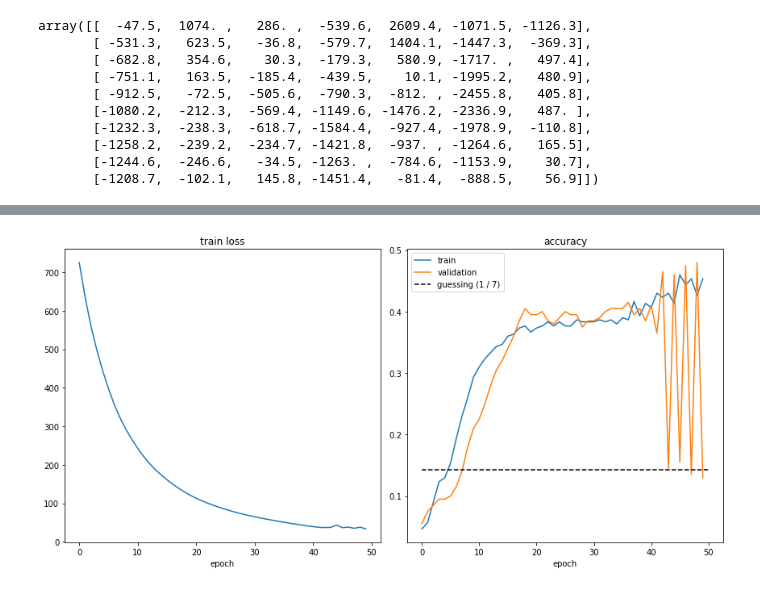
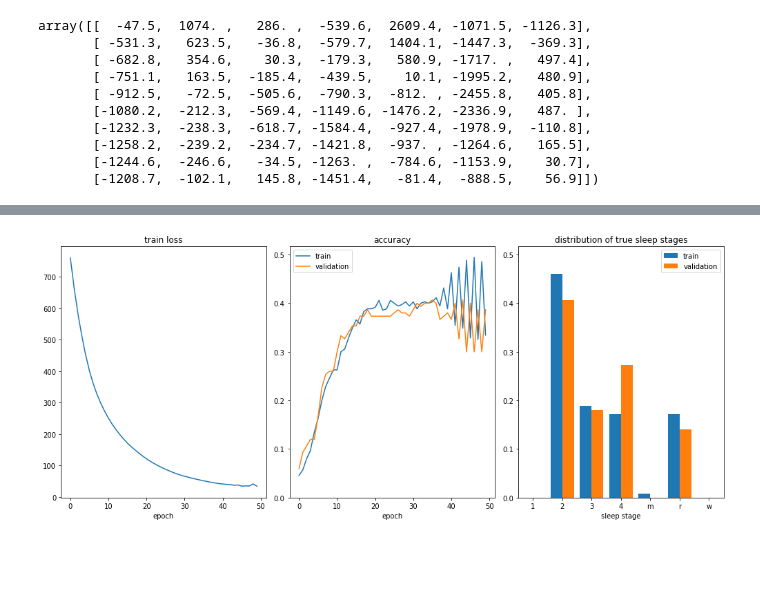
Before and after one commit to btrendler/v3_project_winter, a Jupyter notebook: nathan-modeling.ipynb, the cells around one changed output, grey strips where cells are left out. Cells and saved outputs as stored; diff of their text form; code cells hidden in the pictures; blank space fills up the shorter version.

Commit message:
finished first attempt at fitting linear layer on Kalman hidden states

```diff
--- a/nathan-modeling.ipynb
+++ b/nathan-modeling.ipynb
@@ -203,8 +211,9 @@ array(['4', '4', '4', '4', '4', '4', '4', '4', '4', '4', '4', '4', '4',
        '3', '3', '3', '3', '3', '3', '3', '4', '4', '4', '4', '4', '4',
        '4', '4', '4', '4', '4', '4'], dtype='<U1')
 # %%
+# Create an ordinal encoding of sleep stages to use with the linear layer and cross-entropy loss
 enc = OrdinalEncoder(dtype=int)
 enc.fit(np.array([sleep_stages]).T)
-ordinal_labels = enc.transform(labels[:, np.newaxis])
-# ordinal_labels = enc.transform(np.array([sleep_stages]).T)
-# ordinal_labels
+ordinal_labels = enc.transform(labels[:, np.newaxis]).squeeze()
+all_labels = enc.transform(np.array([sleep_stages]).T).squeeze()
+ordinal_labels
@@ -211,57 +238,86 @@ ordinal_labels = enc.transform(labels[:, np.newaxis])
 # %%
+# Init linear layer and training procedure
 torch.manual_seed(42)
 linear = nn.Linear(dim_x, num_stages, dtype=float)
 lr = 1e-4
 opt = optim.SGD(params=linear.parameters(), lr=lr)
 criterion = nn.CrossEntropyLoss()
+EPOCHS = 50
 
-train_size = 300
-assert train_size < T, f'train_size ({train_size}) should be less than total sample size ({T})'
+# Train-validation split
+val_size = 0.3
+train_states, val_states, train_labels, val_labels = \
+  map(tensor, train_test_split(states, ordinal_labels, test_size=val_size, random_state=42))
 
-train_states = tensor(states[:train_size])
-train_ordinal_labels = tensor(np.squeeze(ordinal_labels[:train_size]))
+# Record losses and accuracies
+losses = np.full(EPOCHS, np.inf)
+train_accs = np.full(EPOCHS, - np.inf)
+val_accs = np.full(EPOCHS, - np.inf)
 
-val_states = tensor(states[train_size:])
-val_ordinal_labels = tensor(np.squeeze(ordinal_labels[train_size:]))
-
-EPOCHS = 50
-losses = np.full(EPOCHS, np.inf)
-train_scores = np.full(EPOCHS, - np.inf)
-val_scores = np.full(EPOCHS, - np.inf)
 for i in range(EPOCHS):
+  # Run states through linear layer
   train_outputs = linear(train_states)
 
-  loss = criterion(train_outputs, train_ordinal_labels)
+  # Backprop through linear layer
+  loss = criterion(train_outputs, train_labels)
   losses[i] = loss.item()
   loss.backward()
   opt.step()
   opt.zero_grad()
 
+  # Get accuracy on train set
   train_preds = torch.argmax(train_outputs, axis=1)
-  score = accuracy_score(train_ordinal_labels, train_preds)
-  train_scores[i] = score
+  acc = accuracy_score(train_labels, train_preds)
+  train_accs[i] = acc
 
+  # Get accuracy on validation set
   val_outputs = linear(val_states)
   val_preds = torch.argmax(val_outputs, axis=1)
-  score = accuracy_score(val_ordinal_labels, val_preds)
-  val_scores[i] = score
+  acc = accuracy_score(val_labels, val_preds)
+  val_accs[i] = acc
 
-fig, axs = plt.subplots(1, 2, figsize=(12, 6))
+fig, axs = plt.subplots(1, 3, figsize=(14, 6))
 
+### Loss
 ax = axs[0]
 ax.plot(losses)
 ax.set_title('train loss')
 ax.set_xlabel('epoch')
 
+### Accuracy
 ax = axs[1]
-ax.plot(train_scores, label='train')
-ax.plot(val_scores, label='validation')
+ax.plot(train_accs, label='train')
+ax.plot(val_accs, label='validation')
 ax.set_title('accuracy')
 ax.set_xlabel('epoch')
-ax.hlines(1/num_stages, 0, EPOCHS, color='black', linestyles='--', label=f'guessing (1 / {num_stages})')
+ax.set_ylim(0)
 ax.legend()
+
+### Distribution of true sleep stages
+ax = axs[2]
+# Number of occurrences of sleep stages
+unique_train_labels, train_counts = np.unique(train_labels, return_counts=True)
+unique_val_labels, val_counts = np.unique(val_labels, return_counts=True)
+
+# Proportions of each label
+train_props = train_counts / np.sum(train_counts)
+val_props = val_counts / np.sum(val_counts)
+
+# PLot
+width = 0.4
+ax.bar(unique_train_labels - width/2, train_props, width=width, label='train')
+ax.bar(unique_val_labels + width/2, val_props, width=width, label='validation')
+
+ax.set_title('distribution of true sleep stages')
+ax.set_xlabel('sleep stage')
+ax.legend()
+ax.set_xticks(all_labels, sleep_stages)
+ax.set_xlim(-1/2, num_stages - 1/2)
+
+# Share y axes between accuracy and distribution plots
+ax.sharey(axs[1])
 
 fig.tight_layout()
 fig.show()
 # %% [output]
-[figure, old version]
+[figure, new version]
```
Also changed, not shown: parts of 13 cells of this notebook.
